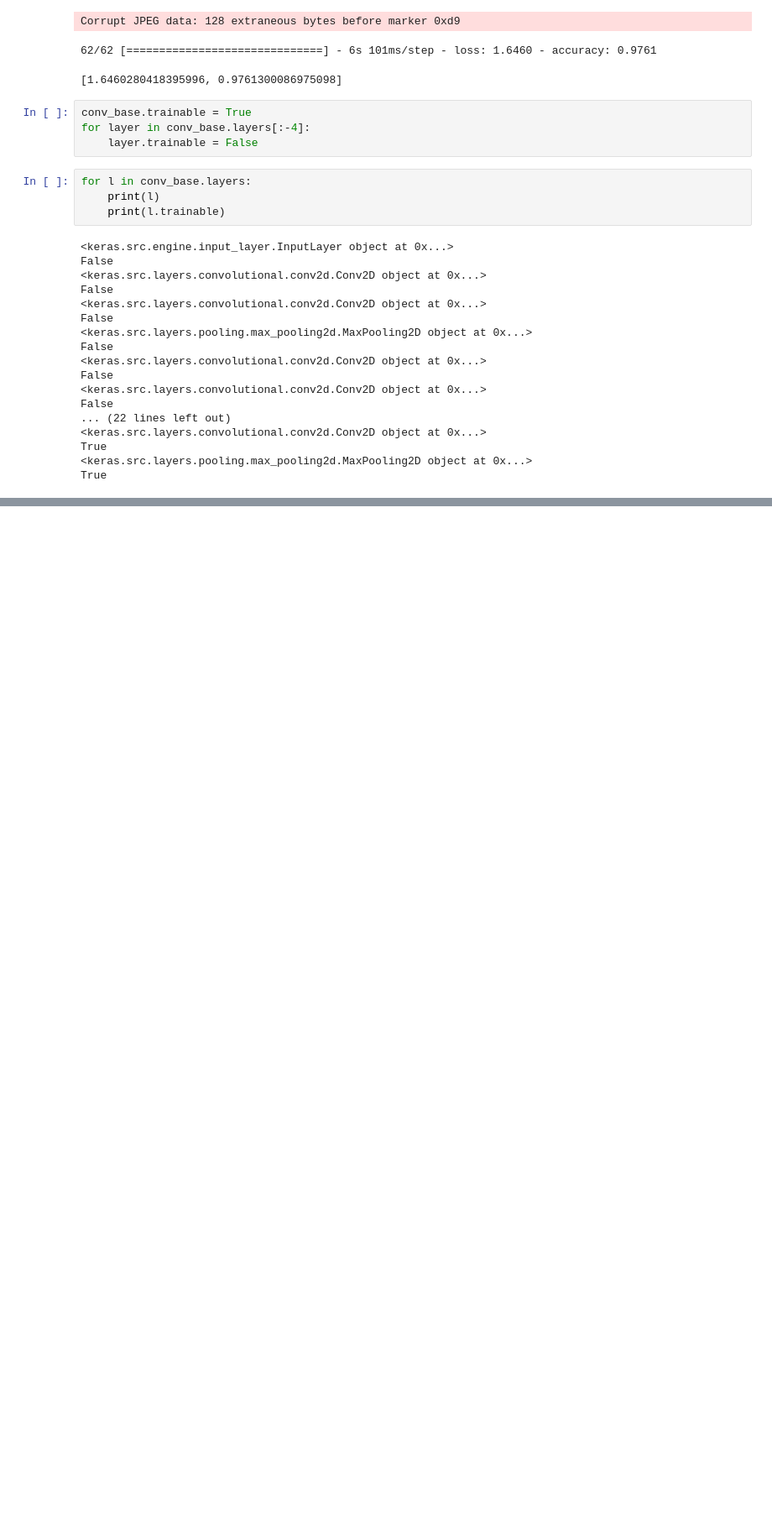
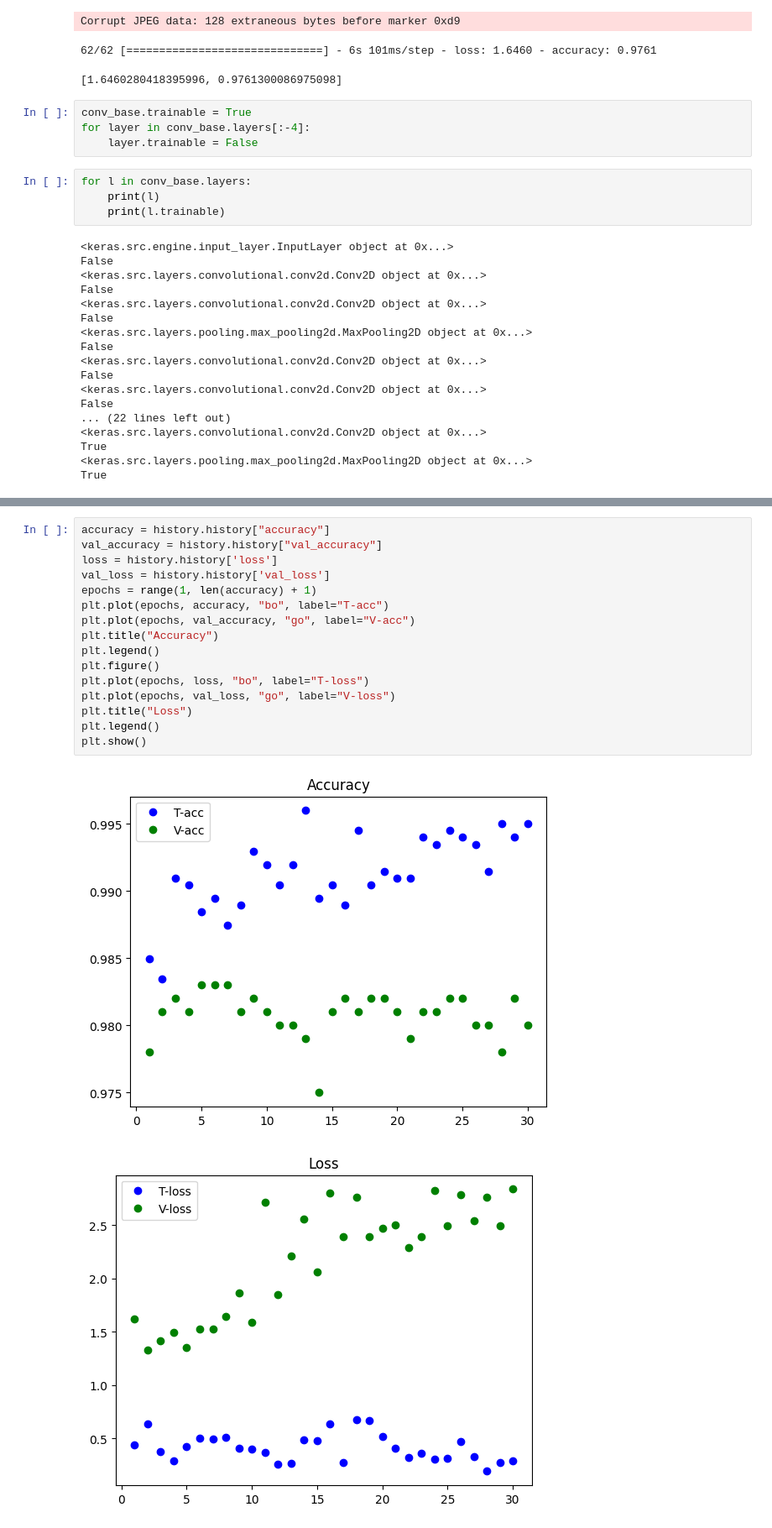
Before and after one commit to evizitei/deep_learning_with_python_book, a Jupyter notebook: notebooks/CatVsDog.ipynb, the cells around one changed output, grey strips where cells are left out. Shown at 84% size. Cells and saved outputs as stored; diff of their text form; blank space fills up the shorter version.

```diff
--- a/notebooks/CatVsDog.ipynb
+++ b/notebooks/CatVsDog.ipynb
@@ -576,0 +577,19 @@ Epoch 4/30
+# %%
+accuracy = history.history["accuracy"]
+val_accuracy = history.history["val_accuracy"]
+loss = history.history['loss']
+val_loss = history.history['val_loss']
+epochs = range(1, len(accuracy) + 1)
+plt.plot(epochs, accuracy, "bo", label="T-acc")
+plt.plot(epochs, val_accuracy, "go", label="V-acc")
+plt.title("Accuracy")
+plt.legend()
+plt.figure()
+plt.plot(epochs, loss, "bo", label="T-loss")
+plt.plot(epochs, val_loss, "go", label="V-loss")
+plt.title("Loss")
+plt.legend()
+plt.show()
+# %% [output]
+[figure, added]
+[figure, added]
```
Also changed, not shown: parts of 2 cells of this notebook.
